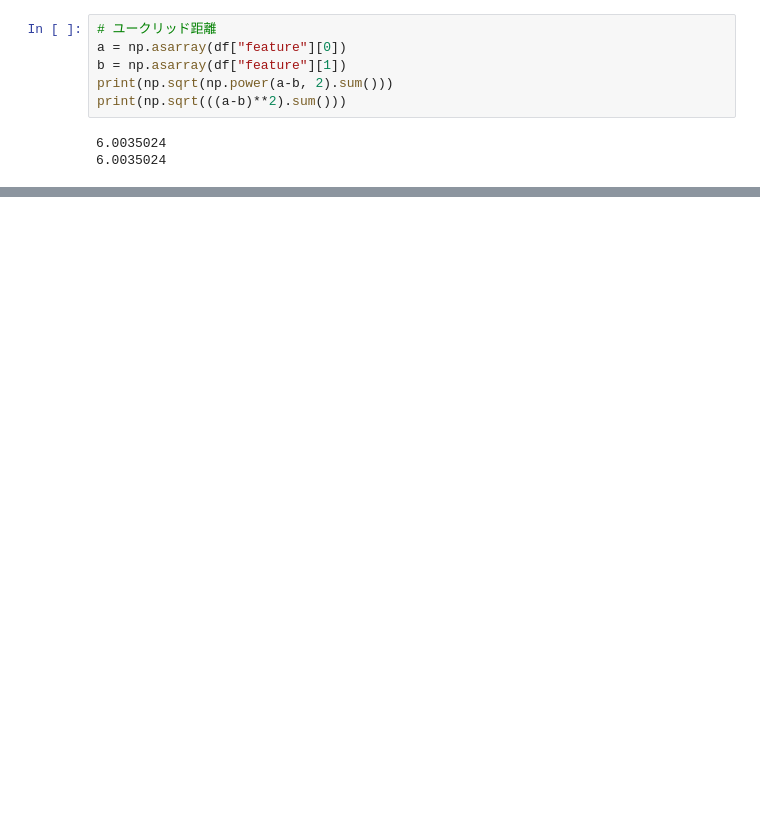
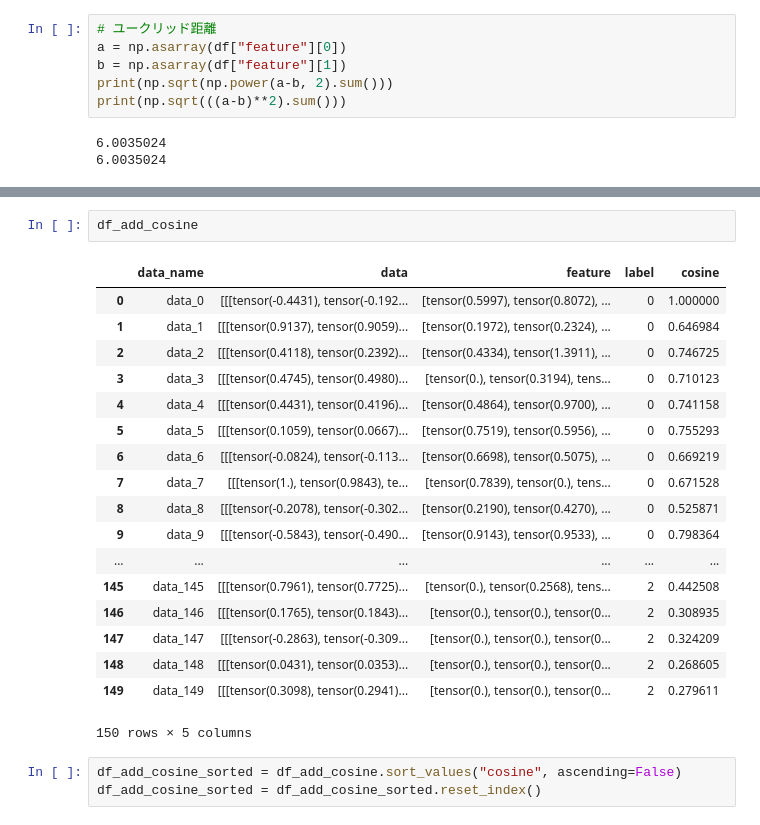
Before and after one commit to takitaki7474/m2-research-prototype, a Jupyter notebook: notebook/feature_selection.ipynb, the cells around one changed output, grey strips where cells are left out. Saved outputs shown, nothing was run; the diff lists cells and outputs as text; blank space fills up the shorter version.

```diff
--- a/notebook/feature_selection.ipynb
+++ b/notebook/feature_selection.ipynb
@@ -185,0 +194,24 @@ df_add_cosine = df.copy()
+# %%
+df_add_cosine
+# %% [output]
+|  | data_name | data | feature | label | cosine |
+| 0 | data_0 | [[[tensor(-0.4431), tensor(-0.192... | [tensor(0.5997), tensor(0.8072), ... | 0 | 1.000000 |
+| 1 | data_1 | [[[tensor(0.9137), tensor(0.9059)... | [tensor(0.1972), tensor(0.2324), ... | 0 | 0.646984 |
+| 2 | data_2 | [[[tensor(0.4118), tensor(0.2392)... | [tensor(0.4334), tensor(1.3911), ... | 0 | 0.746725 |
+| 3 | data_3 | [[[tensor(0.4745), tensor(0.4980)... | [tensor(0.), tensor(0.3194), tens... | 0 | 0.710123 |
+| 4 | data_4 | [[[tensor(0.4431), tensor(0.4196)... | [tensor(0.4864), tensor(0.9700), ... | 0 | 0.741158 |
+| 5 | data_5 | [[[tensor(0.1059), tensor(0.0667)... | [tensor(0.7519), tensor(0.5956), ... | 0 | 0.755293 |
+| 6 | data_6 | [[[tensor(-0.0824), tensor(-0.113... | [tensor(0.6698), tensor(0.5075), ... | 0 | 0.669219 |
+| 7 | data_7 | [[[tensor(1.), tensor(0.9843), te... | [tensor(0.7839), tensor(0.), tens... | 0 | 0.671528 |
+| 8 | data_8 | [[[tensor(-0.2078), tensor(-0.302... | [tensor(0.2190), tensor(0.4270), ... | 0 | 0.525871 |
+| 9 | data_9 | [[[tensor(-0.5843), tensor(-0.490... | [tensor(0.9143), tensor(0.9533), ... | 0 | 0.798364 |
+| ... | ... | ... | ... | ... | ... |
+| 145 | data_145 | [[[tensor(0.7961), tensor(0.7725)... | [tensor(0.), tensor(0.2568), tens... | 2 | 0.442508 |
+| 146 | data_146 | [[[tensor(0.1765), tensor(0.1843)... | [tensor(0.), tensor(0.), tensor(0... | 2 | 0.308935 |
+| 147 | data_147 | [[[tensor(-0.2863), tensor(-0.309... | [tensor(0.), tensor(0.), tensor(0... | 2 | 0.324209 |
+| 148 | data_148 | [[[tensor(0.0431), tensor(0.0353)... | [tensor(0.), tensor(0.), tensor(0... | 2 | 0.268605 |
+| 149 | data_149 | [[[tensor(0.3098), tensor(0.2941)... | [tensor(0.), tensor(0.), tensor(0... | 2 | 0.279611 |
+150 rows × 5 columns
+# %%
+df_add_cosine_sorted = df_add_cosine.sort_values("cosine", ascending=False)
+df_add_cosine_sorted = df_add_cosine_sorted.reset_index()
```
Also changed, not shown: parts of 8 cells of this notebook.
